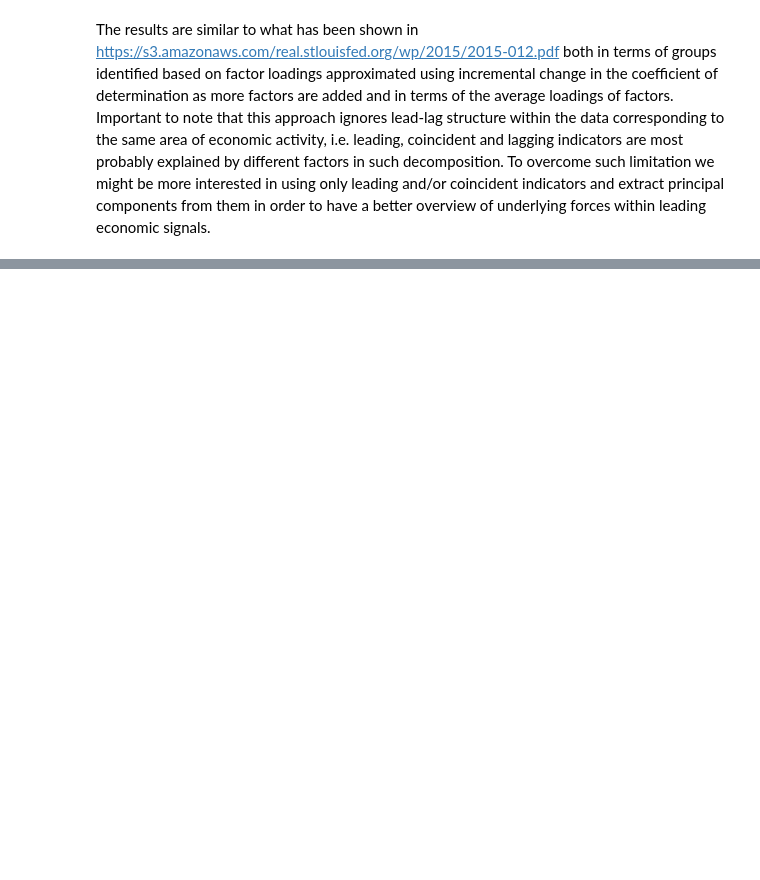
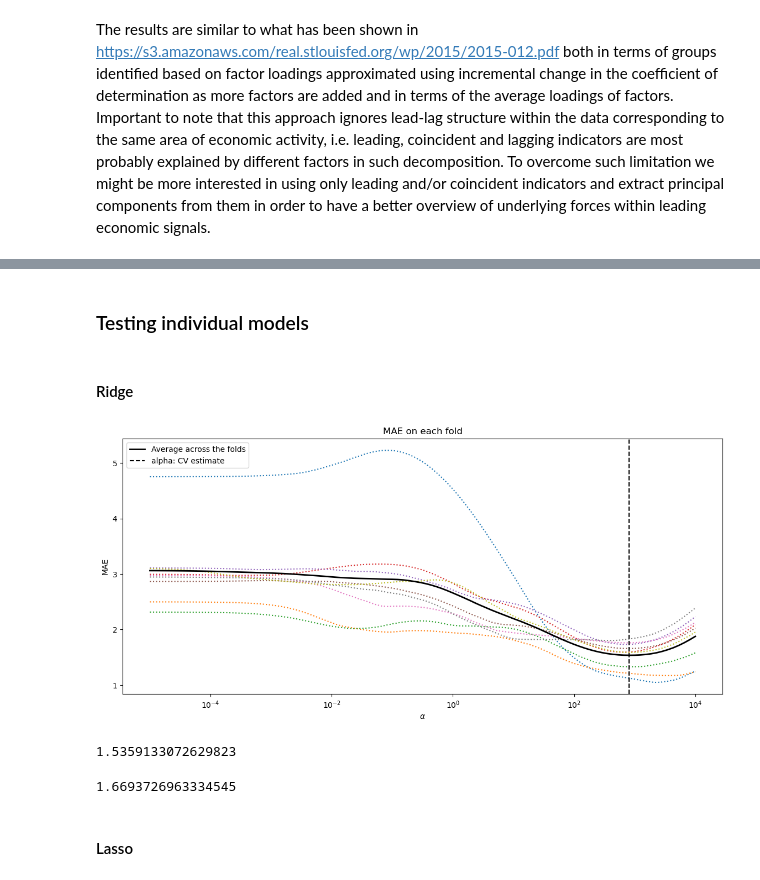
Before and after one commit to vitaliiveremiienko/GRA4160_project, a Jupyter notebook: main.ipynb, the cells around one changed output, grey strips where cells are left out. Cells and saved outputs as stored; diff of their text form; code cells hidden in the pictures; blank space fills up the shorter version.

Commit message:
pipeline and tests

```diff
--- a/main.ipynb
+++ b/main.ipynb
@@ -562,0 +654,7 @@ y_train, X_train, y_test, X_test = prepare_before_train_test(data, target=target
+# %%
+data_with_indpro_yoy = data.copy()
+data_with_indpro_yoy["INDPRO"] = indpro_yoy
+data_with_indpro_yoy["INDPRO"]
+
+data_with_indpro_mom = data.copy()
+data_with_indpro_mom["INDPRO"] = data_with_indpro_mom["INDPRO"] * 100
@@ -562,0 +678,65 @@ y_train, X_train, y_test, X_test = prepare_before_train_test(data, target=target
+# %%
+h_s = [1, 3, 6, 12, 24]
+lags_s = [[1], [1,2,3], [1,2,3,4,5,6], [12], [12, 24], [12, 24, 36], [12, 24, 36, 48], [12, 24, 36, 48], [12, 24, 36, 48, 60]]
+# %% [markdown]
+### Testing individual models
+# %%
+alphas_ridge_lasso = [10 ** (-5  + (i * 9 / 99)) for i in range(0, 100)]
+# %% [markdown]
+#### Ridge
+# %%
+model_ridge = Pipeline(data_with_indpro_yoy,
+                 y_name=target_variable,
+                 autoregressive_lags=[0] + lags_s[0],
+                 model=Ridge(alpha=alphas_ridge_lasso[0]),
+                 lags=lags_s[0],
+                 h_ahead=6,
+                 standardize=True
+                 )
+model_ridge.prepare_data()
+model_ridge.generate_train_val_samples()
+
+mae_ridge = {}
+
+for a in alphas_ridge_lasso:
+
+    model_ridge.model = Ridge(alpha=a)
+    model_ridge.train_validate_model()
+    mae_ridge[a] = model_ridge.errors
+
+mean_mae_ridge = [np.asarray(i).mean() for i in mae_ridge.values()]
+# %%
+plt.semilogx(alphas_ridge_lasso, mae_ridge.values(), linestyle=":")
+
+plt.plot(alphas_ridge_lasso, mean_mae_ridge,
+    color="black", label="Average across the folds", linewidth=2)
+
+plt.axvline(alphas_ridge_lasso[np.argmin(mean_mae_ridge)], linestyle="--", color="black", label="alpha: CV estimate")
+plt.xlabel(r"$\alpha$")
+plt.ylabel("MAE")
+plt.legend()
+plt.title(f"MAE on each fold")
+plt.show()
+# %% [output]
+[figure, added]
+# %%
+model_ridge = Pipeline(data_with_indpro_yoy,
+                 y_name=target_variable,
+                 autoregressive_lags=[0] + lags_s[0],
+                 model=Ridge(alpha=alphas_ridge_lasso[np.argmin(mean_mae_ridge)]),
+                 lags=lags_s[0],
+                 h_ahead=6,
+                 standardize=True
+                 )
+model_ridge.prepare_data()
+model_ridge.generate_train_val_samples()
+model_ridge.train_validate_model()
+np.mean(model_ridge.errors)
+# %% [output]
+1.5359133072629823
+# %%
+np.mean(model_ridge.rw_errors)
+# %% [output]
+1.6693726963334545
+# %% [markdown]
+#### Lasso
```
Also changed, not shown: parts of 96 cells of this notebook.
